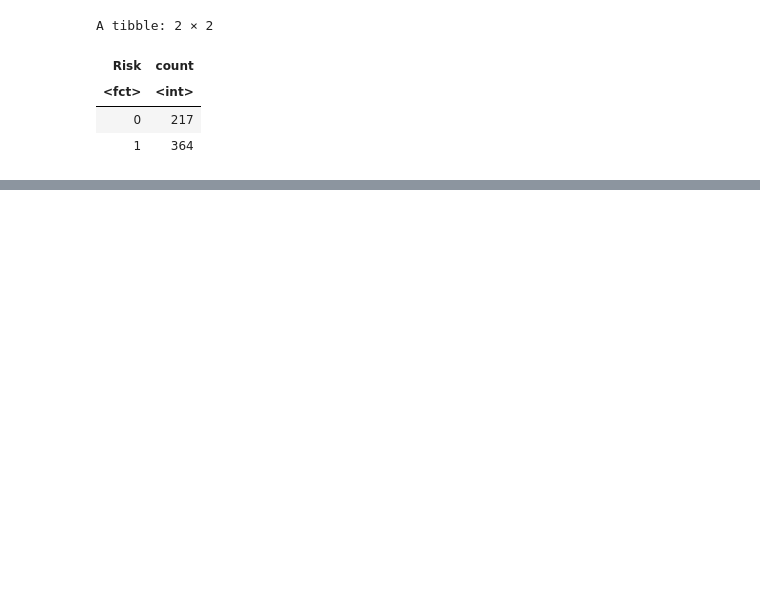
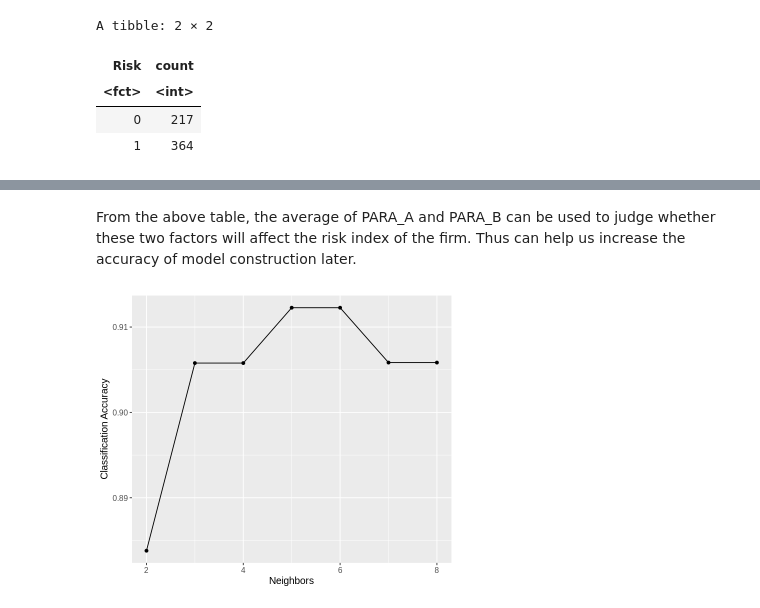
Before and after one commit to sgvjlee23/DSCI1002023SGroup6, a Jupyter notebook: audit_classification.ipynb, the cells around one changed output, grey strips where cells are left out. Cells and saved outputs as stored; diff of their text form; code cells hidden in the pictures; blank space fills up the shorter version.

```diff
--- a/audit_classification.ipynb
+++ b/audit_classification.ipynb
@@ -149,3 +107,43 @@ cross_val_plot
+# %% [markdown]
+From the above table, the average of PARA_A and PARA_B can be used to judge whether these two factors will affect the risk index of the firm. Thus can help us increase the accuracy of model construction later.
+# %%
+set.seed(1000)
+
+options(repr.plot.height = 5, repr.plot.width = 6)
+if(any(is.na(trial)))
+  trial <- na.omit(trial)
+
+training_recipe <- recipe (Risk ~ PARA_A + PARA_B + TOTAL + Money_Value, data = trial) |>
+                    step_naomit(all_predictors()) |>  # Additional step to remove NA values
+                    step_scale(all_predictors()) |>
+                    step_center(all_predictors())
+
+knn_tune <- nearest_neighbor(weight_func = "rectangular", neighbors = tune()) |>
+            set_engine("kknn") |>
+            set_mode("classification")
+
+training_vfold <- vfold_cv(trial, v = 5, strata = Risk)
+
+k_values <- tibble(neighbors = 2:8)
+
+knn_results <- workflow() |>
+                add_recipe(training_recipe) |>
+                add_model(knn_tune) |>
+                tune_grid(resamples = training_vfold, grid = k_values) |>
+                collect_metrics()
+
+accuracies <- knn_results |>
+                filter(.metric == "accuracy")
+
+cross_val_plot <- ggplot(accuracies, aes(x = neighbors, y = mean, group = .metric)) +
+                    geom_point() +
+                    geom_line() +
+                    labs(x = "Neighbors", y = "Classification Accuracy") +
+                    theme(text = element_text(size = 12))
+
+cross_val_plot
+# %% [output]
+[figure, added]
 # %%
 options(repr.plot.height = 5, repr.plot.width = 6)
 
```
Also changed, not shown: parts of 9 cells of this notebook.
